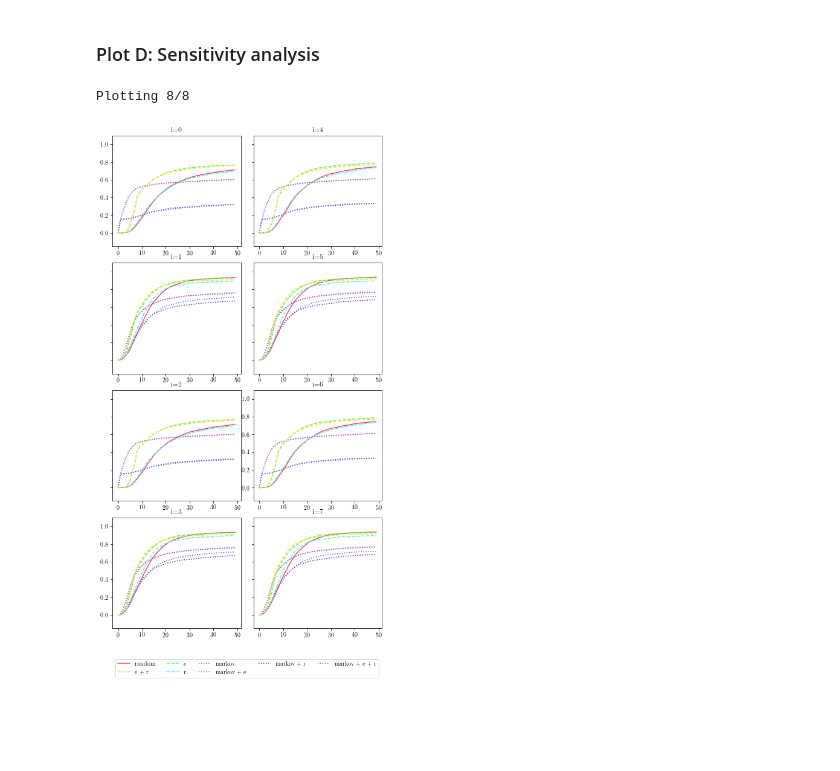
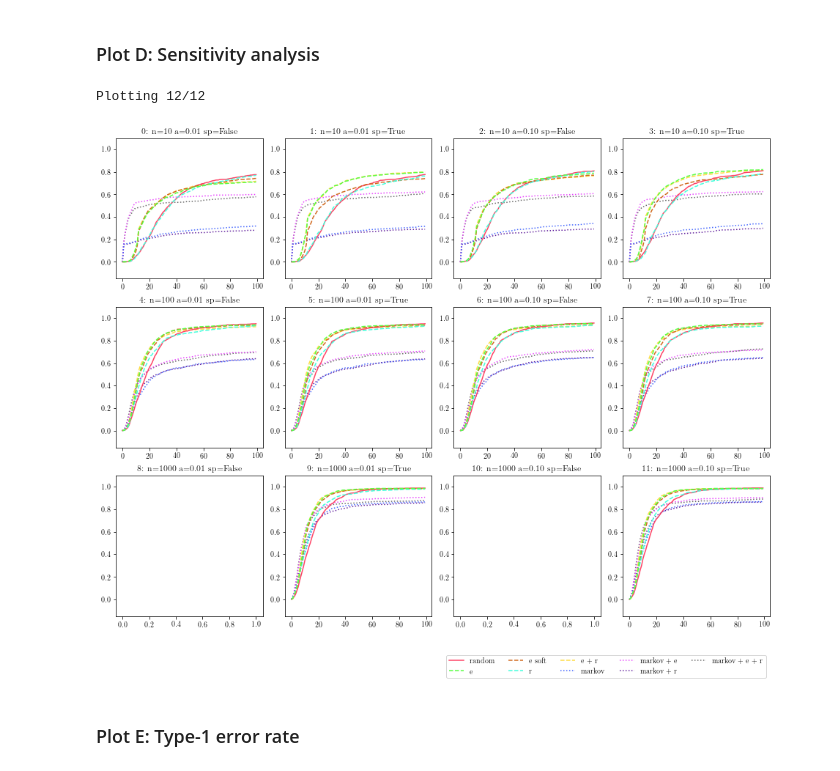
Before and after one commit to juangamella/aicp, a Jupyter notebook: plots_testing.ipynb, the cells around one changed output. Drawn from its saved outputs; the diff is of its cells as text; code cells hidden in the pictures; blank space fills up the shorter version.

```diff
--- a/plots_testing.ipynb
+++ b/plots_testing.ipynb
@@ -159,0 +181,9 @@ Processing results for markov + e + r policy done
+# %%
+i = 0
+plt.plot(LensAccepted[0]["e"][i], label="sp False, e")
+plt.plot(LensAccepted[0]["e soft"][i], label="sp False, e soft")
+plt.plot(LensAccepted[1]["e"][i], label="sp True, e")
+plt.plot(LensAccepted[1]["e soft"][i], label="sp True, e soft")
+plt.xlabel("Intervention number")
+plt.ylabel("no. of accepted sets")
+plt.legend()
@@ -160,7 +204,7 @@ Processing results for markov + e + r policy done
 # %% [markdown]
 #### Set max. number of iterations to plot (eg. plot true positive recovery for the first 50 interventions)
 # %%
-max_iter = 50
+max_iter = 100
 # %% [markdown]
 **Summary of graphs used**
 # %%
@@ -196,9 +240,9 @@ def to_rgb(H, b=1, a=1):
     return np.array(RGBa)
 
 cmap = matplotlib.cm.get_cmap('tab20')
-base = ["#ff4365", "#ffdd43", "#59ff43", "#43ffdd", "#4365ff", "#e943ff", "#601e9e", "#6a6a6a"]#np.array([cmap(i) for i in range(2,20)])
+base = ["#ff4365", "#ffdd43", "#59ff43", "#43ffdd", "#4365ff", "#e943ff", "#601e9e", "#6a6a6a", "#d2691e",]#np.array([cmap(i) for i in range(2,20)])
+base = [base[i] for i in [0,2,8,3,1,4,5,6,7]]
 plt.scatter(np.arange(len(base)), np.ones(len(base)), c = base)
-#base = [base[i] for i in [0,1,3]]
 colors = to_rgb(base)
 colorsa = to_rgb(base, a=0.5)
 colorsb = to_rgb(base, b=0.7)
@@ -468,39 +340,44 @@ NameError: name 'max_iter' is not defined
 ### Plot D: Sensitivity analysis
 # %%
 # Plot settings
-gs = gridspec.GridSpec(4, 2, wspace=0.10, hspace=0.15)
-plt.figure(figsize=(8,15))
+gs = gridspec.GridSpec(3, 4, wspace=0.15, hspace=0.2)
+plt.figure(figsize=(16,12))
 
-plot_iter = 50
+plot_iter = 100
 x_axis = np.arange(0, plot_iter)
 ylim = [-0.15, 1.1]
-linestyle = ['-', '--', '--', '--', ':', ':', ':', ':']
-zorder = [1,4,2,3,-1,-2,-3,-4]
-levels = [0.0002, 0.001, 0.1]
+linestyle = ['-', '--', '--', '--', '--', ':', ':', ':', ':']
+zorder = [1,4,2,3,-1,-2,-3,-4,-5]
+levels = [0.01, 0.1]
 
-##############################
-# Plot trajectories for n=10
-for h,i in enumerate([0,4,1,5,2,6,3,7]):
-    all_trajectories = Trajectories[i]
+levels = [0.01, 0.1]
+ns = [10,100,1000]
+sp = [False, True]
+
+# Plot
+for i, all_trajectories in enumerate(Trajectories[0:12]):
     print("Plotting %d/%d" % (i+1, len(Trajectories)), end="\r")
     hm_dist = np.zeros((P, N*runs, max_iter+1))
     for j, policy_trajectories in enumerate(all_trajectories.values()):
         for k, trajectory in enumerate(policy_trajectories):
             n = min(plot_iter, len(trajectory))
             hm_dist[j, k, 0:n] = trajectory[0:n]
     mean = np.mean(hm_dist == 0, axis=1)
-    plt.subplot(gs[h])
+    plt.subplot(gs[i])
     ax = plt.gca()
     # Plot TPR for each policy
-    for j,name in enumerate(names):
-        ax.plot(x_axis, mean[j,x_axis], label=name, linewidth=1.5, linestyle = linestyle[j], color=colors[j], zorder=zorder[j])
+    if i in [8,10]:
+        ax.plot([],[])
+    else:
+        for j,name in enumerate(all_trajectories.keys()):
+            ax.plot(x_axis, mean[j,x_axis], label=name, linewidth=1.5, linestyle = linestyle[j], color=colors[j], zorder=zorder[j])
 
-    # Labels / legend
-    plt.title("i=%d"%i)
-    ax.set_yticklabels([]) if i % 3 != 0 else None
+    plt.title("%d: n=%d a=%0.2f sp=%s" % (i, ns[int(np.floor(i/4))], levels[int(np.floor(i/2)) % 2], sp[i % 2]))
+    #ax.set_yticklabels([]) if i % 4 != 0 else None
     plt.ylim(ylim)
+
 ax.legend(prop=fontP, ncol=5, bbox_to_anchor=(1, -.25))
-plt.savefig('figures/sensitivity.pdf', bbox_inches='tight')
+plt.savefig('figures/comparison_p12.pdf', bbox_inches='tight')
 # %% [output]
-Plotting 8/8
+Plotting 12/12
-[figure, old version]
+[figure, new version]
@@ -517,0 +384,2 @@ experiments = [
+# %% [markdown]
+### Plot E: Type-1 error rate
```
Also changed, not shown: parts of 21 cells of this notebook, 2 other files.
